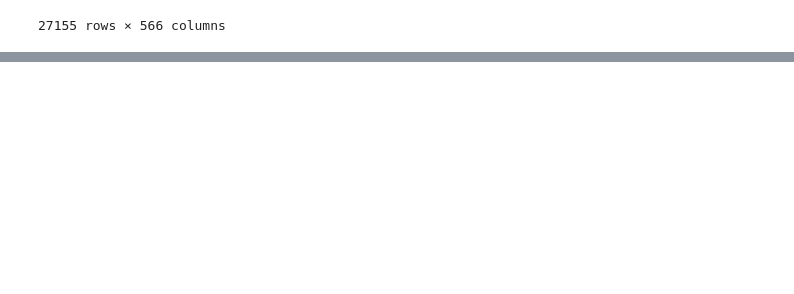
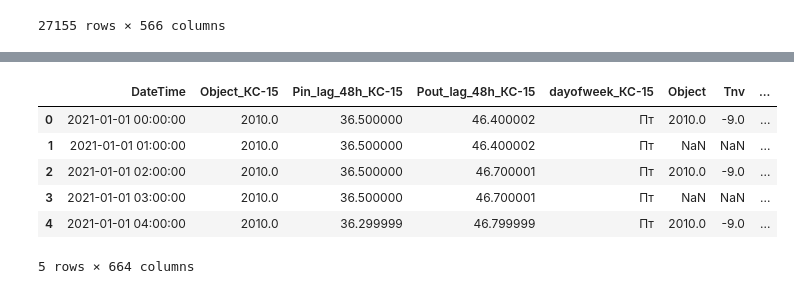
Before and after one commit to StarI3oy/DataScience, a Jupyter notebook: First_Look.ipynb, the cells around one changed output, grey strips where cells are left out. Saved outputs shown, nothing was run; the diff lists cells and outputs as text; code cells hidden in the pictures; blank space fills up the shorter version.

```diff
--- a/First_Look.ipynb
+++ b/First_Look.ipynb
@@ -252,3 +270,13 @@ MergeError: No common columns to perform merge on. Merge options: left_on=None,
+# %%
+main.head()
+# %% [output]
+|  | DateTime | Object_КС-15 | Pin_lag_48h_КС-15 | Pout_lag_48h_КС-15 | dayofweek_КС-15 | Object | Tnv | ... |
+| 0 | 2021-01-01 00:00:00 | 2010.0 | 36.500000 | 46.400002 | Пт | 2010.0 | -9.0 | ... |
+| 1 | 2021-01-01 01:00:00 | 2010.0 | 36.500000 | 46.400002 | Пт | NaN | NaN | ... |
+| 2 | 2021-01-01 02:00:00 | 2010.0 | 36.500000 | 46.700001 | Пт | 2010.0 | -9.0 | ... |
+| 3 | 2021-01-01 03:00:00 | 2010.0 | 36.500000 | 46.700001 | Пт | NaN | NaN | ... |
+| 4 | 2021-01-01 04:00:00 | 2010.0 | 36.299999 | 46.799999 | Пт | 2010.0 | -9.0 | ... |
+5 rows × 664 columns
 # %%
 type(weather_dfs["akjar"]['Лист1'].loc[999]["Средняя\nтемпература"])
 # %% [output]
```
Also changed, not shown: parts of 18 cells of this notebook, 4 other files.
